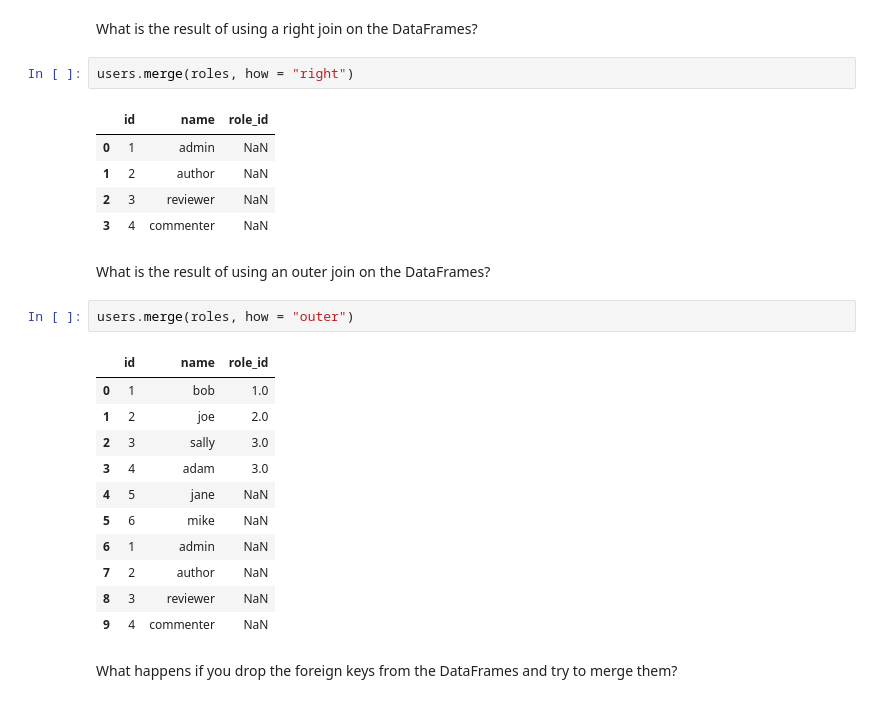
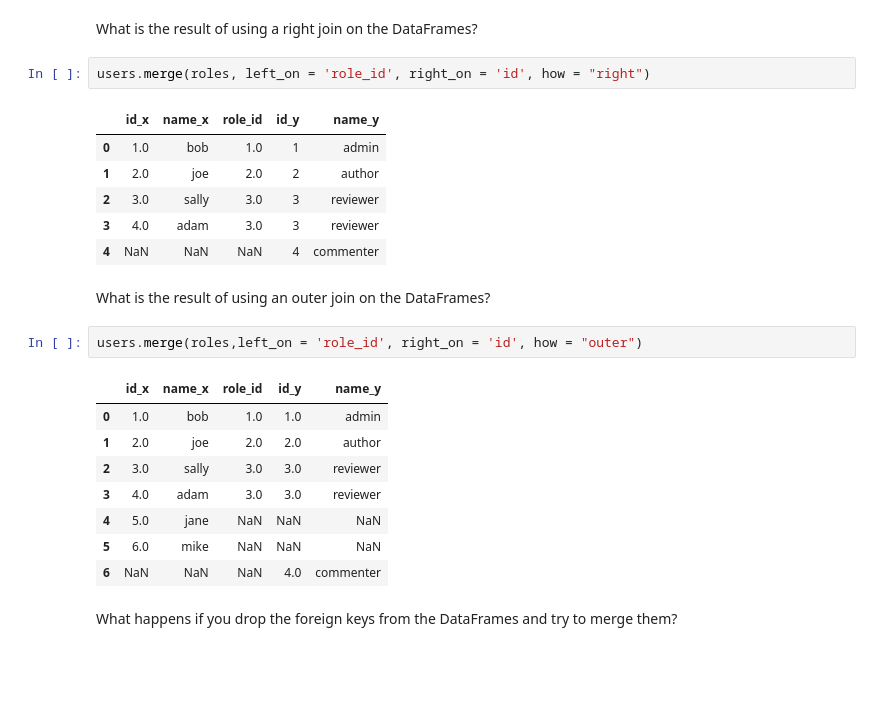
Before and after one commit to jesse-d-marder/numpy-pandas-visualization-exercises, a Jupyter notebook: advanced_dataframes.ipynb, the cells around one changed output. Saved outputs shown, nothing was run; the diff lists cells and outputs as text; blank space fills up the shorter version.

```diff
--- a/advanced_dataframes.ipynb
+++ b/advanced_dataframes.ipynb
@@ -138,29 +138,27 @@ roles
 # %% [markdown]
 What is the result of using a right join on the DataFrames?
 # %%
-users.merge(roles, how = "right")
+users.merge(roles, left_on = 'role_id', right_on = 'id', how = "right")
 # %% [output]
-|  | id | name | role_id |
-| 0 | 1 | admin | NaN |
-| 1 | 2 | author | NaN |
-| 2 | 3 | reviewer | NaN |
-| 3 | 4 | commenter | NaN |
+|  | id_x | name_x | role_id | id_y | name_y |
+| 0 | 1.0 | bob | 1.0 | 1 | admin |
+| 1 | 2.0 | joe | 2.0 | 2 | author |
+| 2 | 3.0 | sally | 3.0 | 3 | reviewer |
+| 3 | 4.0 | adam | 3.0 | 3 | reviewer |
+| 4 | NaN | NaN | NaN | 4 | commenter |
 # %% [markdown]
 What is the result of using an outer join on the DataFrames?
 # %%
-users.merge(roles, how = "outer")
+users.merge(roles,left_on = 'role_id', right_on = 'id', how = "outer")
 # %% [output]
-|  | id | name | role_id |
-| 0 | 1 | bob | 1.0 |
-| 1 | 2 | joe | 2.0 |
-| 2 | 3 | sally | 3.0 |
-| 3 | 4 | adam | 3.0 |
-| 4 | 5 | jane | NaN |
-| 5 | 6 | mike | NaN |
-| 6 | 1 | admin | NaN |
-| 7 | 2 | author | NaN |
-| 8 | 3 | reviewer | NaN |
-| 9 | 4 | commenter | NaN |
+|  | id_x | name_x | role_id | id_y | name_y |
+| 0 | 1.0 | bob | 1.0 | 1.0 | admin |
+| 1 | 2.0 | joe | 2.0 | 2.0 | author |
+| 2 | 3.0 | sally | 3.0 | 3.0 | reviewer |
+| 3 | 4.0 | adam | 3.0 | 3.0 | reviewer |
+| 4 | 5.0 | jane | NaN | NaN | NaN |
+| 5 | 6.0 | mike | NaN | NaN | NaN |
+| 6 | NaN | NaN | NaN | 4.0 | commenter |
 # %% [markdown]
 What happens if you drop the foreign keys from the DataFrames and try to merge them?
 # %%
```
Also changed, not shown: parts of 3 cells of this notebook.
